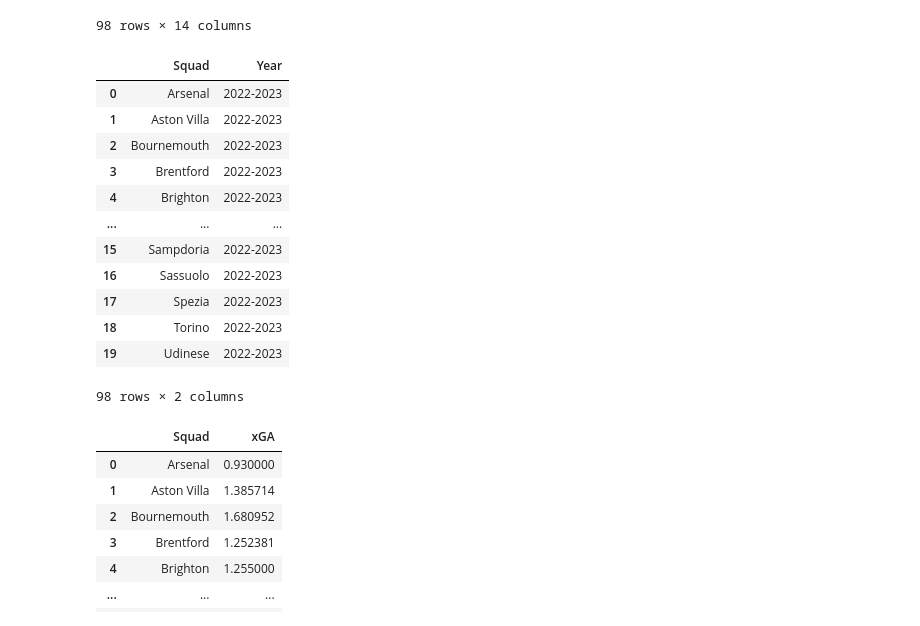
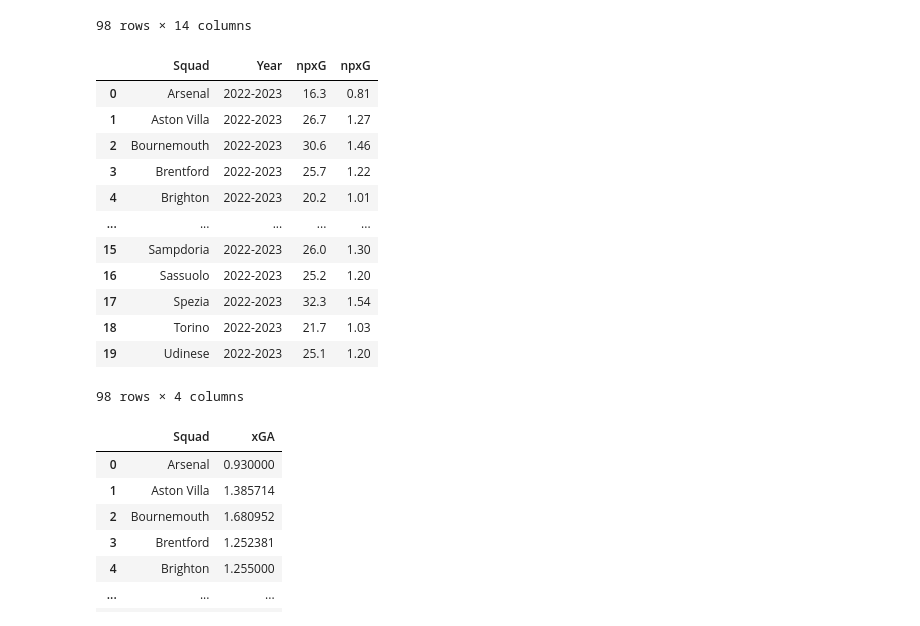
Before and after one commit to avi-rn/expected-blocks, a Jupyter notebook: xBlocks.ipynb, the cells around one changed output. Drawn from its saved outputs; the diff is of its cells as text; code cells hidden in the pictures.

```diff
--- a/xBlocks.ipynb
+++ b/xBlocks.ipynb
@@ -353,22 +353,22 @@ prem2223
 | 19 | Udinese | 21.0 | 25.1 | 1.20 | 48 | 1 | 23 | 13.7 | 244 | ... |
 98 rows × 14 columns
 # %%
-teams = prem2223[["Squad","Year"]]
+teams = prem2223[["Squad","Year","npxG"]]
 teams
 # %% [output]
-|  | Squad | Year |
-| 0 | Arsenal | 2022-2023 |
-| 1 | Aston Villa | 2022-2023 |
-| 2 | Bournemouth | 2022-2023 |
-| 3 | Brentford | 2022-2023 |
-| 4 | Brighton | 2022-2023 |
-| ... | ... | ... |
-| 15 | Sampdoria | 2022-2023 |
-| 16 | Sassuolo | 2022-2023 |
-| 17 | Spezia | 2022-2023 |
-| 18 | Torino | 2022-2023 |
-| 19 | Udinese | 2022-2023 |
+|  | Squad | Year | npxG | npxG |
+| 0 | Arsenal | 2022-2023 | 16.3 | 0.81 |
+| 1 | Aston Villa | 2022-2023 | 26.7 | 1.27 |
+| 2 | Bournemouth | 2022-2023 | 30.6 | 1.46 |
+| 3 | Brentford | 2022-2023 | 25.7 | 1.22 |
+| 4 | Brighton | 2022-2023 | 20.2 | 1.01 |
+| ... | ... | ... | ... | ... |
+| 15 | Sampdoria | 2022-2023 | 26.0 | 1.30 |
+| 16 | Sassuolo | 2022-2023 | 25.2 | 1.20 |
+| 17 | Spezia | 2022-2023 | 32.3 | 1.54 |
+| 18 | Torino | 2022-2023 | 21.7 | 1.03 |
+| 19 | Udinese | 2022-2023 | 25.1 | 1.20 |
-98 rows × 2 columns
+98 rows × 4 columns
 # %%
 prem2223["Saves"] = prem2223["Saves"] / prem2223["90s"]
 prem2223["OG"] = prem2223["OG"] / prem2223["90s"]
```
Also changed, not shown: parts of 14 cells of this notebook.
